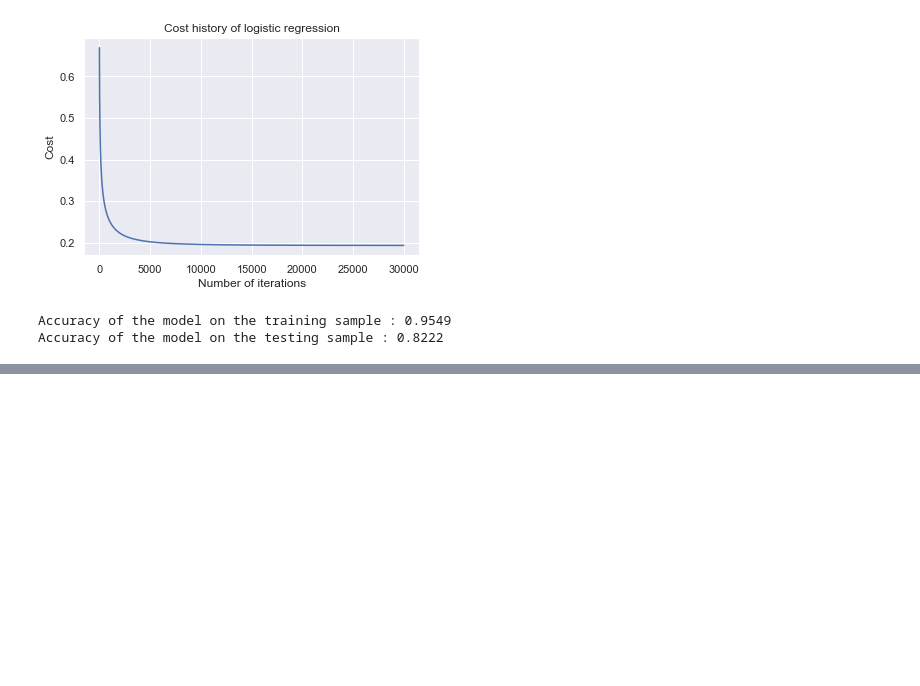
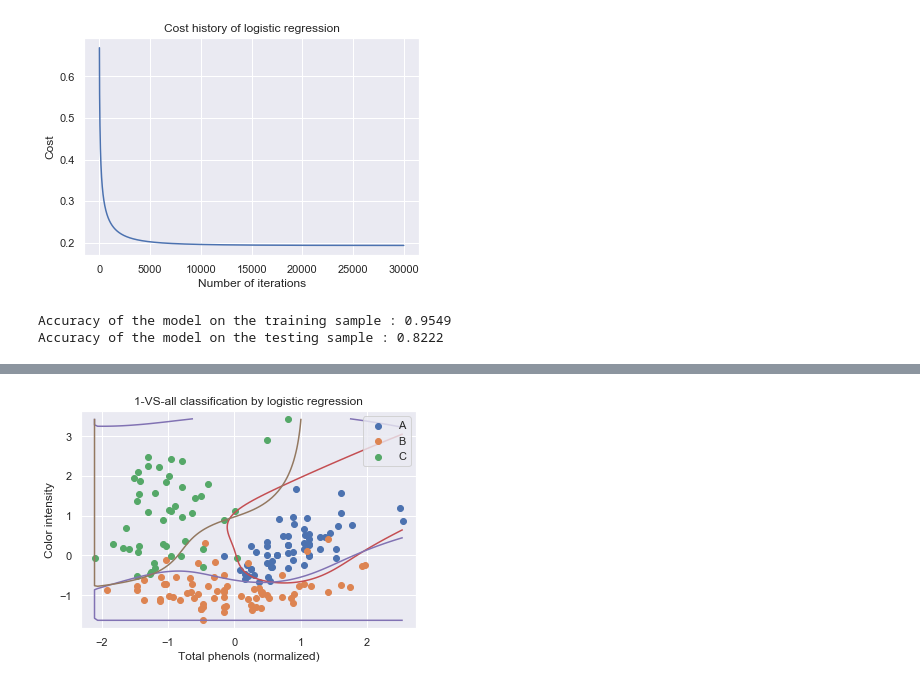
Before and after one commit to jschnab/machine-learning, a Jupyter notebook: logistic-regression.ipynb, the cells around one changed output, grey strips where cells are left out. Saved outputs shown, nothing was run; the diff lists cells and outputs as text; code cells hidden in the pictures; blank space fills up the shorter version.

```diff
--- a/logistic-regression.ipynb
+++ b/logistic-regression.ipynb
@@ -361,0 +405,49 @@ Accuracy of the model on the testing sample : 0.8222
+# %%
+#plotting the three decisions boundaries on the same graph
+
+#normalize and map features to polynomials
+X_2_norm = model_2.normalize(model_2.map_feature(X_2))
+
+#plot contour for wine A
+u = np.linspace(min(X_2_norm[:, 0]), max(X_2_norm[:, 0]), 100)
+v = np.linspace(min(X_2_norm[:, 1]), max(X_2_norm[:, 1]), 100)
+z = np.zeros((len(u), len(v)))
+#calculate z = theta * X over the grid
+for i in range(1, len(u)):
+    for j in range(1, len(v)):
+        UV = np.concatenate((u[i].reshape((1, 1)), v[j].reshape((1, 1))), axis=1)
+        UV_mapped = model_2.add_intercept(model_2.map_feature(UV))
+        z[i, j] = np.dot(UV_mapped, theta_A)
+
+fig, ax = plt.subplots()
+ax.scatter(X_2_norm[:, 0][is_A], X_2_norm[:, 1][is_A], label="A", color="C0")
+ax.scatter(X_2_norm[:, 0][is_B], X_2_norm[:, 1][is_B], label="B", color="C1")
+ax.scatter(X_2_norm[:, 0][is_C], X_2_norm[:, 1][is_C], label="C", color="C2")
+ax.contour(u, v, z.T, 0, colors="C3")
+ax.set_xlim(np.min(X_2_norm[:, 0]) - 0.2, np.max(X_2_norm[:, 0]) + 0.2)
+ax.set_ylim(np.min(X_2_norm[:, 1]) - 0.2, np.max(X_2_norm[:, 1]) + 0.2)
+
+#plot contour for wine B
+for i in range(1, len(u)):
+    for j in range(1, len(v)):
+        UV = np.concatenate((u[i].reshape((1, 1)), v[j].reshape((1, 1))), axis=1)
+        UV_mapped = model_2.add_intercept(model_2.map_feature(UV))
+        z[i, j] = np.dot(UV_mapped, theta_B)
+ax.contour(u, v, z.T, 0, colors="C4")
+
+#plot contour for wine C
+for i in range(1, len(u)):
+    for j in range(1, len(v)):
+        UV = np.concatenate((u[i].reshape((1, 1)), v[j].reshape((1, 1))), axis=1)
+        UV_mapped = model_2.add_intercept(model_2.map_feature(UV))
+        z[i, j] = np.dot(UV_mapped, theta_C)
+ax.contour(u, v, z.T, 0, colors="C5")
+
+#show figure
+ax.set_xlabel("Total phenols (normalized)")
+ax.set_ylabel("Color intensity")
+ax.set_title("1-VS-all classification by logistic regression")
+ax.legend()
+plt.show()
+# %% [output]
+[figure, added]
```
Also changed, not shown: parts of 7 cells of this notebook.
